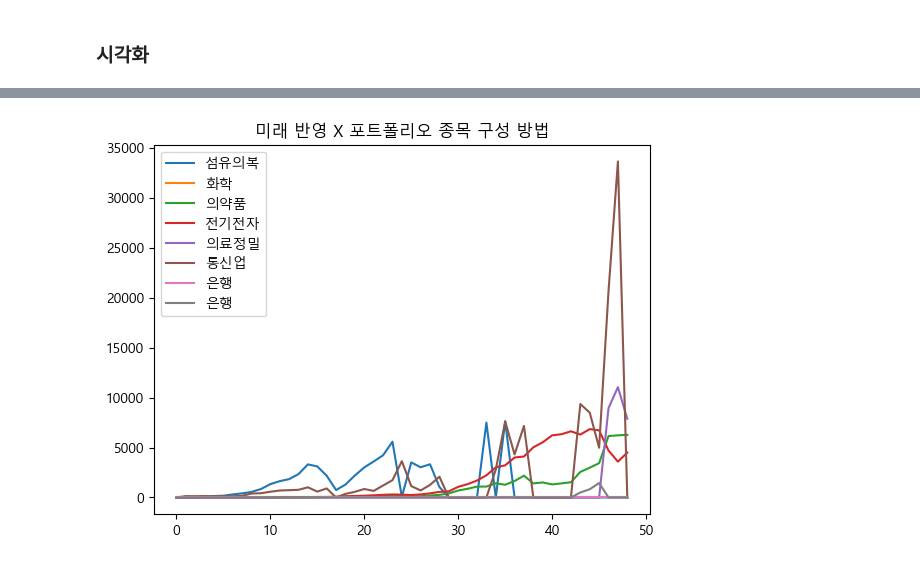
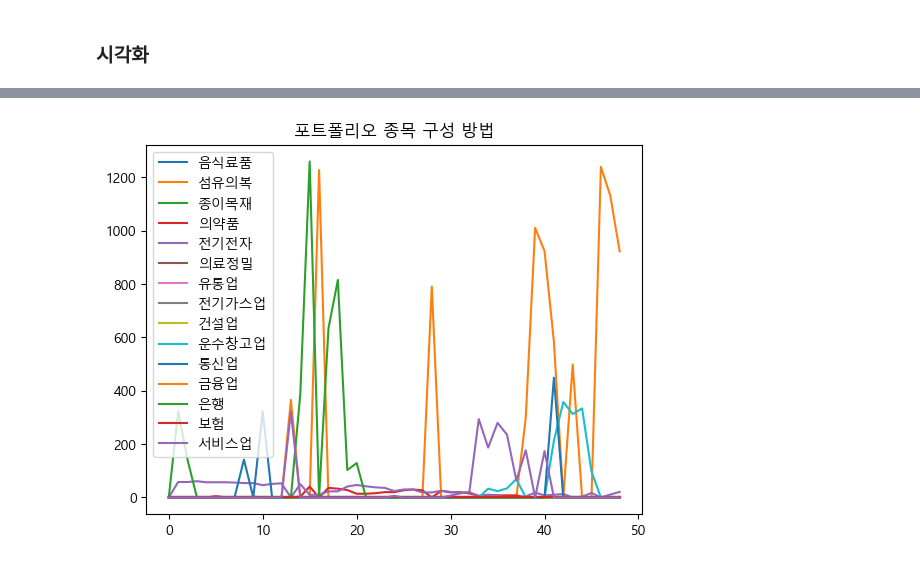
Before and after one commit to Jjineeq/Web_Crawling, a Jupyter notebook: Quant_total.ipynb, the cells around one changed output, grey strips where cells are left out. Saved outputs shown, nothing was run; the diff lists cells and outputs as text; code cells hidden in the pictures.

```diff
--- a/Quant_total.ipynb
+++ b/Quant_total.ipynb
@@ -211,6 +153,3 @@ score_df['time'] = pd.date_range('2013-01-01','2022-12-31',freq='m')
 score_df['time'] = score_df['time'].astype(str)
 score_df.set_index('time', inplace=True)
 #score_df = score_df.set_index(pd.date_range('2013-01-01','2022-12-31',freq='m'))
-z = []
-for i in range(0,len(score_df.columns)):
-    z.append((list(cleaned_weights.values())[i] + score_df.iloc[1,i])/2)
@@ -330,6 +324,7 @@ for i in range(0,len(X_valid)):
 b = 1000000
 solution_2 = []
 money_2 = []
+profit_2 = []
 sol_2 = pd.DataFrame(index=range(0,1), columns = df.columns)
 
 for i in range(0,len(X_valid)):
@@ -339,11 +334,14 @@ for i in range(0,len(X_valid)):
     S = risk_models.sample_cov(table, frequency = 12)
 
     ef = EfficientFrontier(mu,S)
-    weights_2 = ef.min_volatility()
+    #weights_2 = ef.min_volatility()
     #weights_2 = ef.max_quadratic_utility()
-    #weights_2 = ef.max_sharpe()
+    weights_2 = ef.max_sharpe()
     cleaned_weights = ef.clean_weights()
-    test_table = get_latest_prices(X_valid.iloc[i:,:])
+    if i == 0:
+        test_table = get_latest_prices(X_train)
+    else:
+        test_table = get_latest_prices(X_valid.iloc[:i,:])
 
     da = DiscreteAllocation(cleaned_weights, test_table, total_portfolio_value = b)
 
@@ -351,4 +349,9 @@ for i in range(0,len(X_valid)):
     money_2.append(b)
     mat_2 = pd.DataFrame.from_dict(data = data_2, orient='index', dtype='int').T
     sol_2 = pd.merge(sol_2, mat_2, how = 'outer').fillna(0)
+    if i ==0:
+        solution_2 = sol_2.iloc[1,:] @ X_valid.iloc[0,:].T
+    else:
+        solution_2 = sol_2.iloc[i+1,:] @ X_valid.iloc[i,:].T - b
     b += solution_2
+    profit_2.append(solution_2)
@@ -383,9 +357,0 @@ for i in range(0,len(X_valid)):
-# %%
-z = []
-for i in range(0,len(score_df.columns)):
-    news_score = list(cleaned_weights.values())[i]
-    if news_score >= 0.5:
-        total_weight = (news_score + score_df.iloc[1,i] )/ 2
-    if news_score < 0.5:
-        total_weight = score_df.iloc[1,i] * 0.9 - news_score * 0.1
-    z.append((list(cleaned_weights.values())[i] + score_df.iloc[1,i])/2)
@@ -572,16 +578,22 @@ dtype: bool
 # %%
-#plt.plot(sol_2.iloc[:,0], label = '섬유의복')
-plt.plot(sol_2.iloc[:,2], label = '섬유의복')
-plt.plot(sol_2.iloc[:,3], label = '화학')
+plt.plot(sol_2.iloc[:,0], label = '음식료품')
+plt.plot(sol_2.iloc[:,1], label = '섬유의복')
+plt.plot(sol_2.iloc[:,2], label = '종이목재')
 plt.plot(sol_2.iloc[:,4], label = '의약품')
 plt.plot(sol_2.iloc[:,8], label = '전기전자')
 plt.plot(sol_2.iloc[:,9], label = '의료정밀')
-plt.plot(sol_2.iloc[:,12], label = '통신업')
+plt.plot(sol_2.iloc[:,11], label = '유통업')
+plt.plot(sol_2.iloc[:,12], label = '전기가스업')
+plt.plot(sol_2.iloc[:,13], label = '건설업')
+plt.plot(sol_2.iloc[:,14], label = '운수창고업')
+plt.plot(sol_2.iloc[:,15], label = '통신업')
+plt.plot(sol_2.iloc[:,16], label = '금융업')
 plt.plot(sol_2.iloc[:,17], label = '은행')
-plt.plot(sol_2.iloc[:,19], label = '은행')
+plt.plot(sol_2.iloc[:,19], label = '보험')
+plt.plot(sol_2.iloc[:,20], label = '서비스업')
 
 plt.legend()
-plt.title('미래 반영 X 포트폴리오 종목 구성 방법')
+plt.title('포트폴리오 종목 구성 방법')
 plt.show()
 # %% [output]
-[figure, old version]
+[figure, new version]
```
Also changed, not shown: parts of 53 cells of this notebook, 1 other file.
